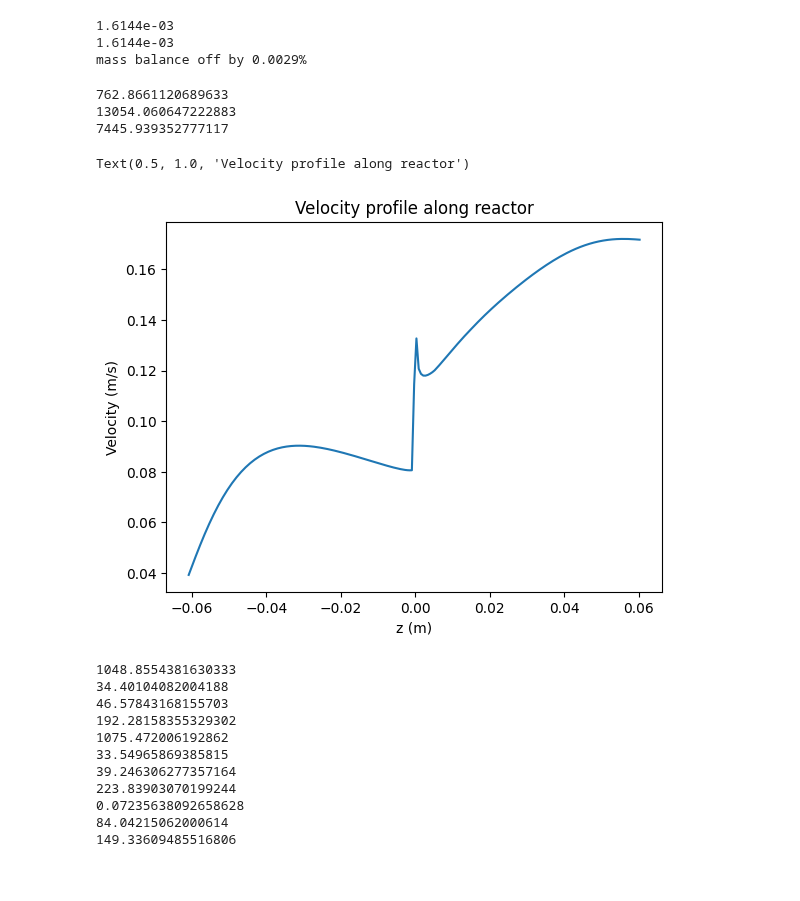
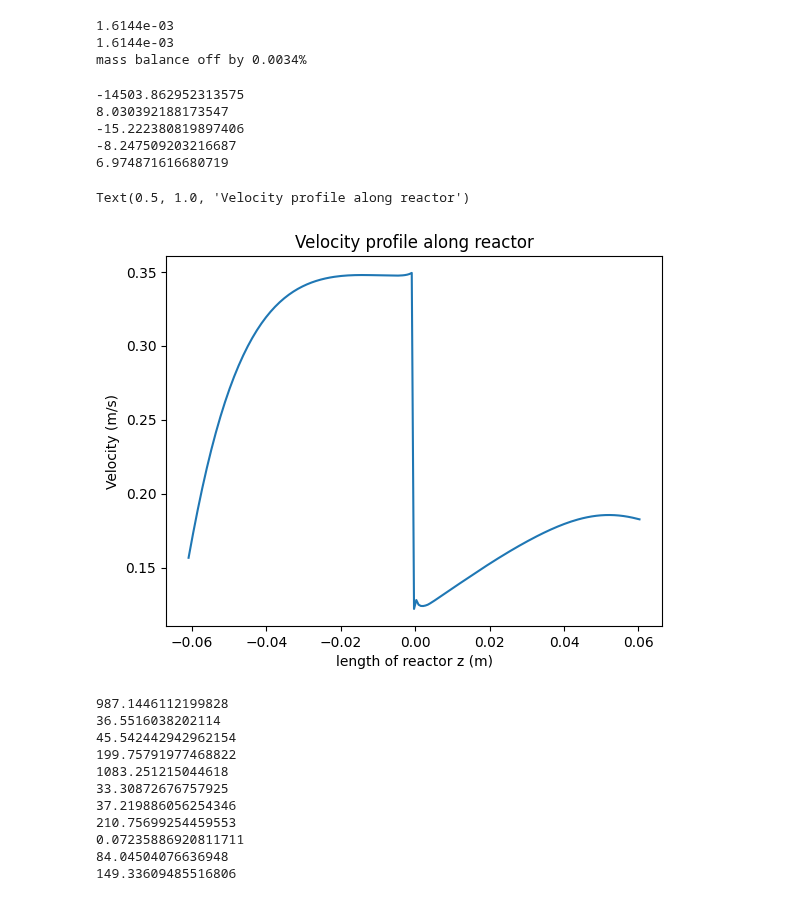
Before and after one commit to alexander-gbu/PMRModel, a Jupyter notebook: Scipy1DSS_LATESTNOTC_MatchingMolarBottomTempCont.ipynb, the cells around one changed output. Drawn from its saved outputs; the diff is of its cells as text; code cells hidden in the pictures.

Commit message:
presentation heat bal

```diff
--- a/Scipy1DSS_LATESTNOTC_MatchingMolarBottomTempCont.ipynb
+++ b/Scipy1DSS_LATESTNOTC_MatchingMolarBottomTempCont.ipynb
@@ -96,6 +96,7 @@ def heats(T):
     G =	179.9990
     H =	0
 
+    dH_Ar = A*t + B*t**2/2 + C*t**3/3 + D*t**4/4 - E/t + F - H
     Cp_Ar = A + B*t + C*t**2 + D*t**3 + E/(t**2) #J/mol K
 
     dHsmr = (3*dH_H2 + dH_CO - dH_CH4 - dH_H2O + 206.1)*10**3 #J/mol
@@ -103,7 +104,7 @@ def heats(T):
     # print(dHsmr)
     # print(dHwgs)
     # print([Cp_CH4, Cp_H2O, Cp_CO, Cp_CO2, Cp_H2])
-    return dHsmr, dHwgs, [Cp_CH4, Cp_H2O, Cp_CO, Cp_CO2, Cp_H2, Cp_Ar]
+    return dHsmr, dHwgs, [Cp_CH4, Cp_H2O, Cp_CO, Cp_CO2, Cp_H2, Cp_Ar], [dH_CH4 + -74.5, dH_H2O + -241.8, dH_CO + -110.5, dH_CO2 + -393.52, dH_H2, dH_Ar]
 # %%
 #WANT TO RE-ARANGE CONSTANTS
 
@@ -111,13 +112,15 @@ def heats(T):
 L = 0.0609 #m
 R_inner = 0.00225 #m outside diameter of inner tube
 R_outer = 0.0035 #m inside diameter of outer tube
+Rin_outer = 0.003154/2 #m innder radius of inner tube
 
 A = np.pi * ((R_outer)**2-(R_inner)**2) #m^2 AXIAL AREA (GAS FLOW)
 V = A*L #m^3
 Souter = 2*np.pi*R_outer*L #m^2 RADIAL AREA (HEAT FLUX AND REACTION)
 Sinner = 2*np.pi*R_inner*L #m^2 inner RADIAL AREA (HEAT FLUX)
 
-Ain = np.pi * (0.003154)**2
+Ain = np.pi * (Rin_outer)**2
+Vin = Ain*L
 
 print(A)
 print(Ain)
@@ -154,7 +157,7 @@ q_furn = 20500 #W/m2 #16000*Souter #J/s  q_furn= 2
 
 print(q_furn)
 print(Souter*Uouter*(-1050 + Ts))
-print(q_furn + Uouter*(-1050 + Ts))
+print(q_furn*Souter + Uouter*(-1050 + Ts)*Souter)
 MM = np.array([16.04, 18.01528, 28.01, 44.009, 2.016, 39.948])
 m0 = np.dot(MM, mols0)
 print(m0) #kg/s
@@ -169,6 +172,7 @@ print(m0) #kg/s
 0.0016143651485000003
 # %%
 x_num = 200
+dz = L/(x_num/2-1)
 
 x_pts = np.linspace(-L,L,x_num)
 
@@ -209,7 +213,7 @@ def odes(x, F): #dy/dt = f(x)
     rwgs[:hnx] = 0
     #rh2r = I/(2*F*L) #have not confirmed if this is correct
 
-    dHsmr, dHwgs, Cps = heats(T)
+    dHsmr, dHwgs, Cps, _ = heats(T)
 
     Cpg = np.sum(y[:6, :]*Cps, axis=0)
 
@@ -225,7 +229,7 @@ def odes(x, F): #dy/dt = f(x)
     Temp[hnx:endnx] = (Souter*Uouter*(-T[hnx:endnx] + Ts) + Sinner*Uinner*(-T[hnx:endnx] + T[:hnx][::-1])
                 - V*(dHsmr[hnx:endnx]*rsmr[hnx:endnx] + dHwgs[hnx:endnx]*rwgs[hnx:endnx])
                 + q_furn*Souter)/(np.sum(F[:6,hnx:endnx], axis = 0)/A*Cpg[hnx:endnx]*V)
-    Temp[:hnx] = Sinner*Uinner*(T[hnx:endnx][::-1] - T[:hnx])/(np.sum(F[:6,:hnx], axis = 0)/Ain*Cpg[:hnx]*V)
+    Temp[:hnx] = Sinner*Uinner*(T[hnx:endnx][::-1] - T[:hnx])/(np.sum(F[:6,:hnx], axis = 0)/Ain*Cpg[:hnx]*Vin)
 
     return np.vstack([ch4, h2o, co, co2, h2, ar, Temp])
 
@@ -326,33 +330,45 @@ print(f'mass balance off by {abs(mf - m0)/mf *100:.2}%')
 # %% [output]
 1.6144e-03
 1.6144e-03
-mass balance off by 0.0029%
+mass balance off by 0.0034%
 # %%
 #Calculating heat loss to surr and heat balance
-dz = L/(x_num-1)
-qsurr = np.sum(Uouter*dz*(soln.y[6]-Ts))/L
-print(qsurr)
-print(q_furn - qsurr)
+qsurr2 = np.sum(Uouter*dz*(-soln.y[6,100:]+Ts))/L
+print(qsurr2)
+print(q_furn*Souter + qsurr2*Souter) #W
+
+# dH = Q. need to figure out dH
+# H = dh + standard heat of formation
+# and then see if they match
+_, _, _, heatsin = heats(soln.y[6,0])
+_, _, _, heatsout = heats(soln.y[6,-1])
+Hin = np.sum(soln.y[:6,0]*heatsin*10**3)
+Hout = np.sum(soln.y[:6,-1]*heatsout*10**3)
+print(Hin)
+print(Hout)
+print((Hout-Hin)) #W
 # %% [output]
-762.8661120689633
-13054.060647222883
-7445.939352777117
+-14503.862952313575
+8.030392188173547
+-15.222380819897406
+-8.247509203216687
+6.974871616680719
 # %%
 v = np.concatenate([vfinal[0], vfinal[1]])
 plt.plot(soln.x[:len(v)], v)
-plt.xlabel('z (m)')
+plt.xlabel('length of reactor z (m)')
 plt.ylabel('Velocity (m/s)')
 plt.title(f'Velocity profile along reactor')
 # %% [output]
 Text(0.5, 1.0, 'Velocity profile along reactor')
-[figure, old version]
+[figure, new version]
 # %%
 #calculating the approximate overall heat transfer coeff
 Tinmid = soln.y[6,50]
 print(Tinmid)
 Ctotin = P/(Rgas * Tinmid)
 print(Ctotin)
-dHsmr, dHwgs, Cps = heats(Tinmid)
+dHsmr, dHwgs, Cps, _ = heats(Tinmid)
 yin = soln.y[:6,50]/np.sum(soln.y[:6,50])
 Cpg = np.sum(yin*Cps)
 print(Cpg)
@@ -363,7 +379,7 @@ Toutmid = soln.y[6,150]
 print(Toutmid)
 Ctotout = P/(Rgas * Toutmid)
 print(Ctotout)
-dHsmr, dHwgs, Cps = heats(Toutmid)
+dHsmr, dHwgs, Cps, _ = heats(Toutmid)
 yout = soln.y[:6,150]/np.sum(soln.y[:6,150])
 Cpg = np.sum(yout*Cps)
 print(Cpg)
@@ -381,16 +397,16 @@ print(UA/Sinner)
 
 print(0.2/Souter)
 # %% [output]
-1048.8554381630333
-34.40104082004188
-46.57843168155703
-192.28158355329302
-1075.472006192862
-33.54965869385815
-39.246306277357164
-223.83903070199244
-0.07235638092658628
-84.04215062000614
+987.1446112199828
+36.5516038202114
+45.542442942962154
+199.75791977468822
+1083.251215044618
+33.30872676757925
+37.219886056254346
+210.75699254459553
+0.07235886920811711
+84.04504076636948
 149.33609485516806
 # %%
 Tmid = soln.y[6,60]-273
```
Also changed, not shown: parts of 8 cells of this notebook, 1 other file.
